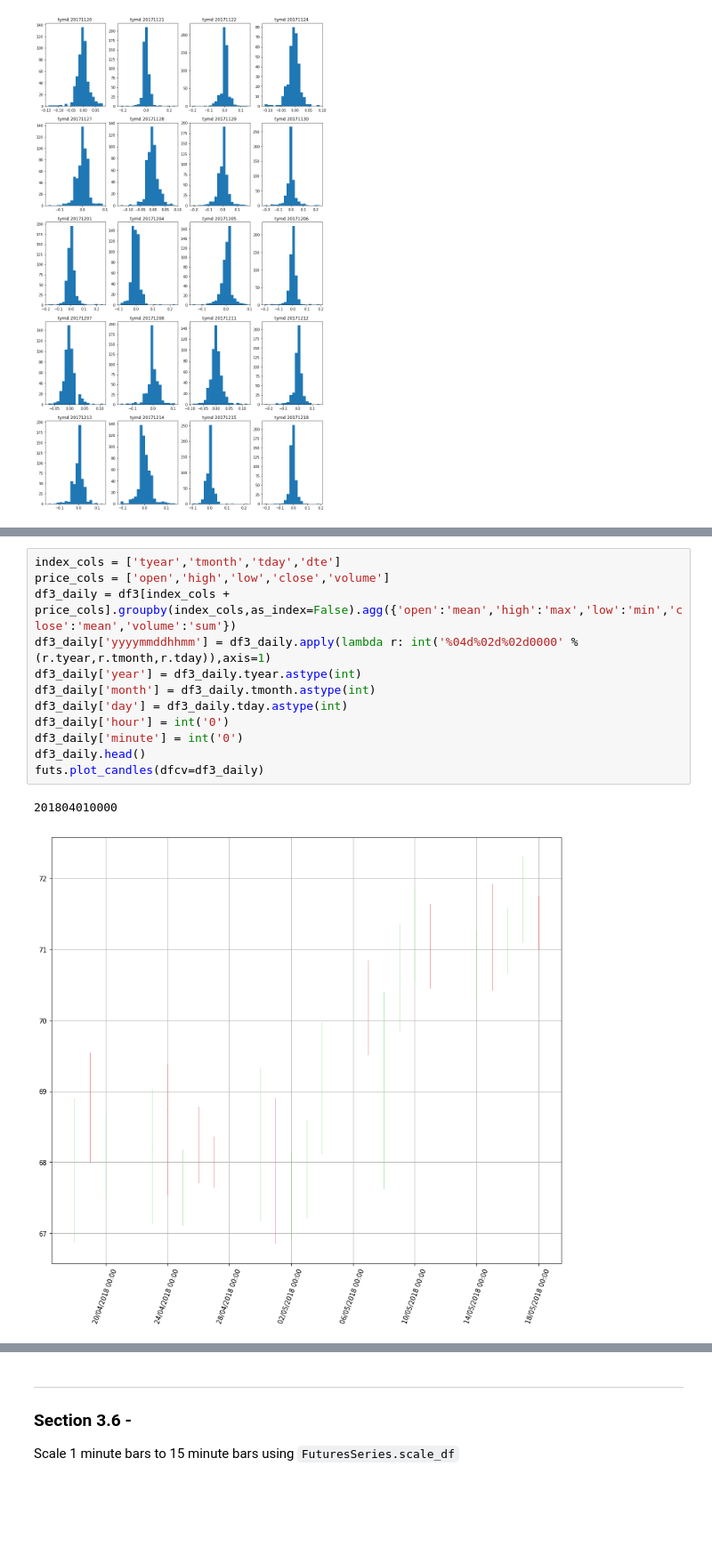
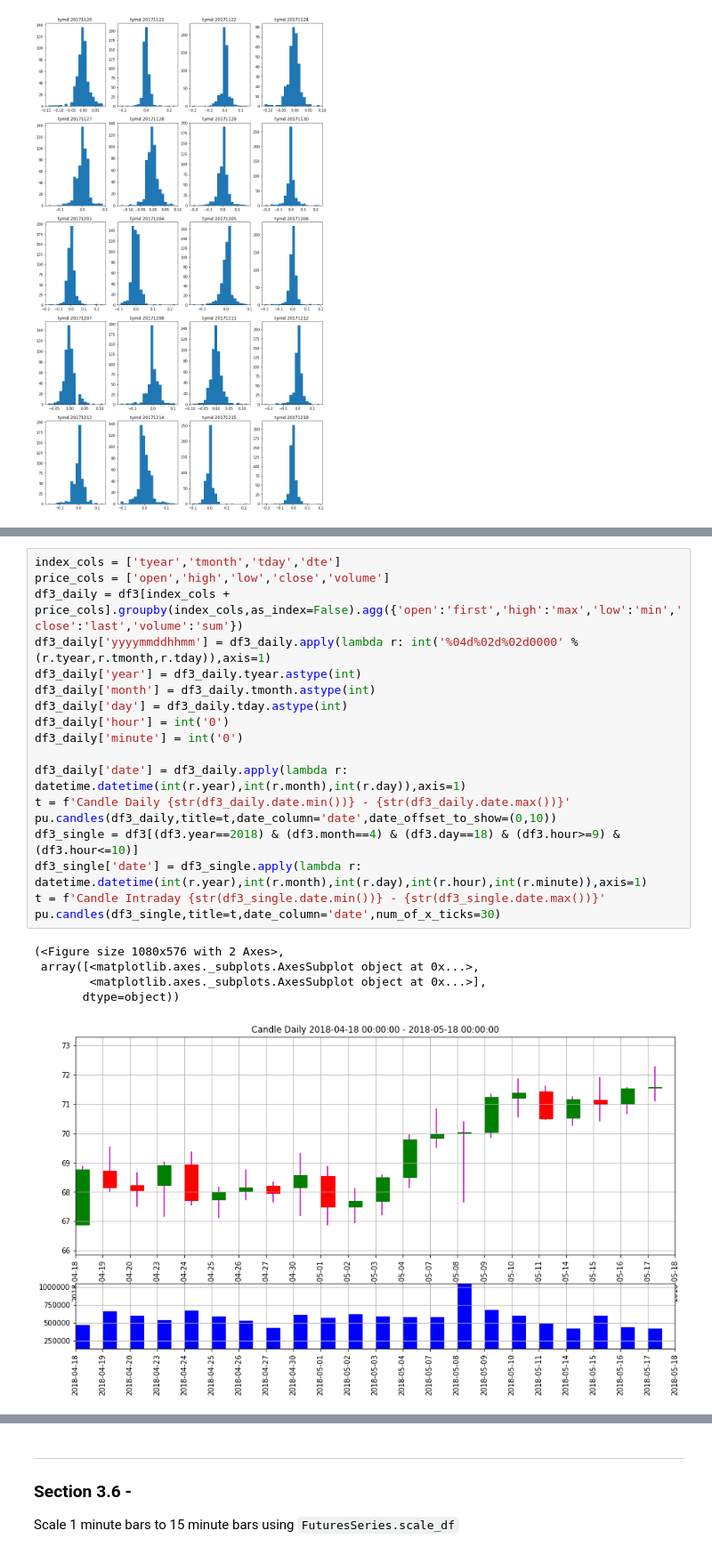
Before and after one commit to bgithub1/barchartapi, a Jupyter notebook: barchartapi/futures_merge.ipynb, the cells around one changed output, grey strips where cells are left out. Shown: that part at 89% size. Cells and saved outputs as stored; diff of their text form; blank space fills up the shorter version.

Commit message:
improve candlestick charting

```diff
--- a/barchartapi/futures_merge.ipynb
+++ b/barchartapi/futures_merge.ipynb
@@ -309,15 +321,24 @@ Create Daily candles for the month of trades in df3
 # %%
 index_cols = ['tyear','tmonth','tday','dte']
 price_cols = ['open','high','low','close','volume']
-df3_daily = df3[index_cols + price_cols].groupby(index_cols,as_index=False).agg({'open':'mean','high':'max','low':'min','close':'mean','volume':'sum'})
+df3_daily = df3[index_cols + price_cols].groupby(index_cols,as_index=False).agg({'open':'first','high':'max','low':'min','close':'last','volume':'sum'})
 df3_daily['yyyymmddhhmm'] = df3_daily.apply(lambda r: int('%04d%02d%02d0000' %(r.tyear,r.tmonth,r.tday)),axis=1)
 df3_daily['year'] = df3_daily.tyear.astype(int)
 df3_daily['month'] = df3_daily.tmonth.astype(int)
 df3_daily['day'] = df3_daily.tday.astype(int)
 df3_daily['hour'] = int('0')
 df3_daily['minute'] = int('0')
-df3_daily.head()
-futs.plot_candles(dfcv=df3_daily)
+
+df3_daily['date'] = df3_daily.apply(lambda r: datetime.datetime(int(r.year),int(r.month),int(r.day)),axis=1)
+t = f'Candle Daily {str(df3_daily.date.min())} - {str(df3_daily.date.max())}'
+pu.candles(df3_daily,title=t,date_column='date',date_offset_to_show=(0,10))
+df3_single = df3[(df3.year==2018) & (df3.month==4) & (df3.day==18) & (df3.hour>=9) & (df3.hour<=10)]
+df3_single['date'] = df3_single.apply(lambda r: datetime.datetime(int(r.year),int(r.month),int(r.day),int(r.hour),int(r.minute)),axis=1)
+t = f'Candle Intraday {str(df3_single.date.min())} - {str(df3_single.date.max())}'
+pu.candles(df3_single,title=t,date_column='date',num_of_x_ticks=30)
 # %% [output]
-201804010000
+(<Figure size 1080x576 with 2 Axes>,
+ array([<matplotlib.axes._subplots.AxesSubplot object at 0x...>,
+        <matplotlib.axes._subplots.AxesSubplot object at 0x...>],
+       dtype=object))
-[figure, old version]
+[figure, new version]
```
Also changed, not shown: parts of 6 cells of this notebook, 2 other files.
